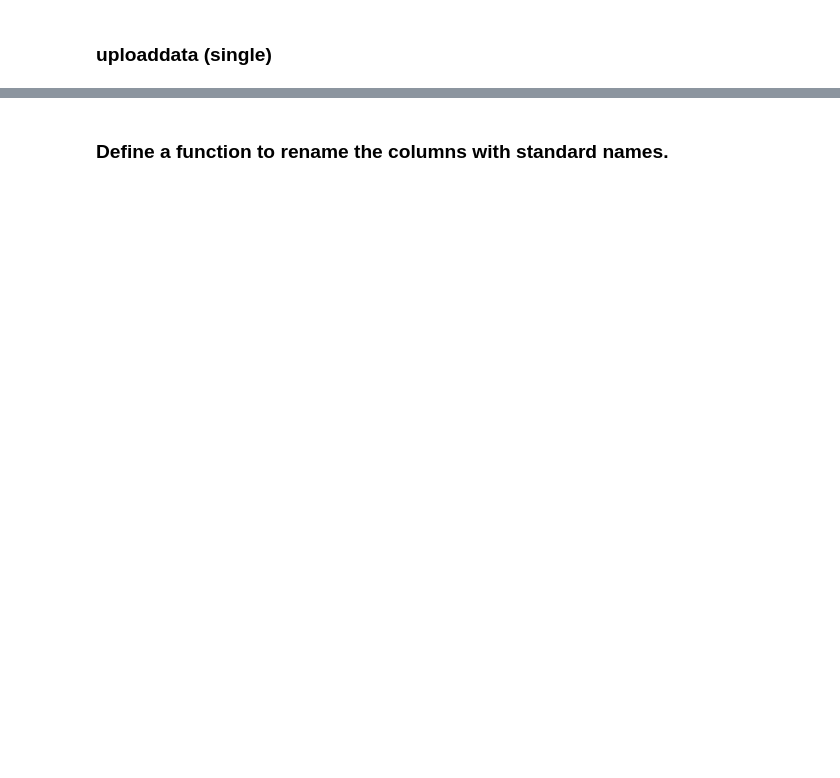
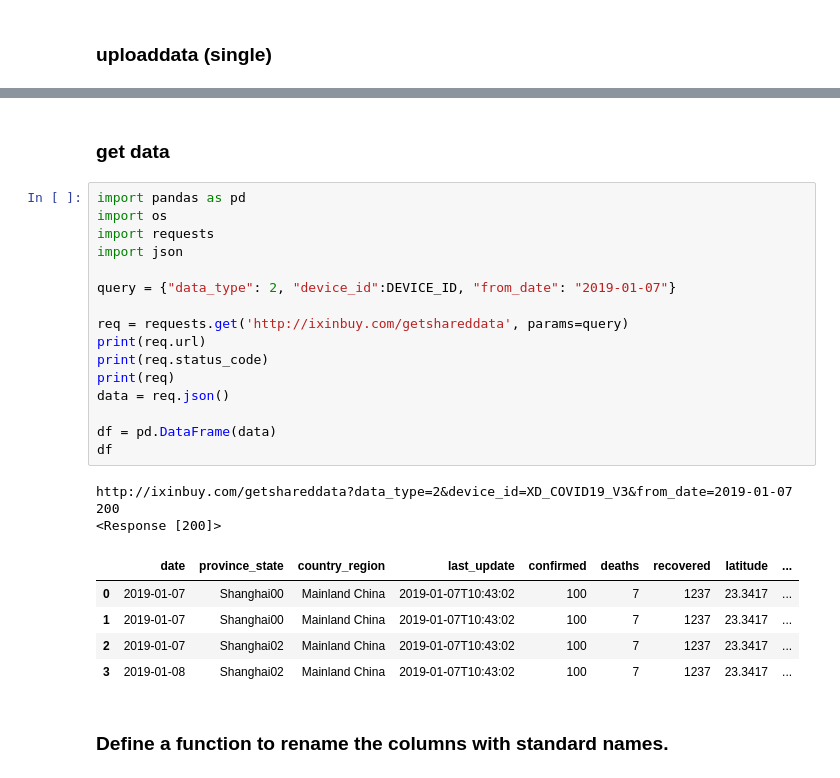
Before and after one commit to xdderekchen/ML, a Jupyter notebook: Test_API_IXINBUY.ipynb, the cells around one changed output, grey strips where cells are left out. Saved outputs shown, nothing was run; the diff lists cells and outputs as text; blank space fills up the shorter version.

```diff
--- a/Test_API_IXINBUY.ipynb
+++ b/Test_API_IXINBUY.ipynb
@@ -78,6 +80,33 @@ print(responce.text)
 # %% [output]
 200
 true
+# %% [markdown]
+### get data
+# %%
+import pandas as pd
+import os
+import requests
+import json
+
+query = {"data_type": 2, "device_id":DEVICE_ID, "from_date": "2019-01-07"}
+
+req = requests.get('http://ixinbuy.com/getshareddata', params=query)
+print(req.url)
+print(req.status_code)
+print(req)
+data = req.json()
+
+df = pd.DataFrame(data)
+df
+# %% [output]
+http://ixinbuy.com/getshareddata?data_type=2&device_id=XD_COVID19_V3&from_date=2019-01-07
+200
+<Response [200]>
+|  | date | province_state | country_region | last_update | confirmed | deaths | recovered | latitude | ... |
+| 0 | 2019-01-07 | Shanghai00 | Mainland China | 2019-01-07T10:43:02 | 100 | 7 | 1237 | 23.3417 | ... |
+| 1 | 2019-01-07 | Shanghai00 | Mainland China | 2019-01-07T10:43:02 | 100 | 7 | 1237 | 23.3417 | ... |
+| 2 | 2019-01-07 | Shanghai02 | Mainland China | 2019-01-07T10:43:02 | 100 | 7 | 1237 | 23.3417 | ... |
+| 3 | 2019-01-08 | Shanghai02 | Mainland China | 2019-01-07T10:43:02 | 100 | 7 | 1237 | 23.3417 | ... |
 # %% [markdown]
 ### Define a function to rename the columns with standard names.
 # %%
```
Also changed, not shown: parts of 9 cells of this notebook.
